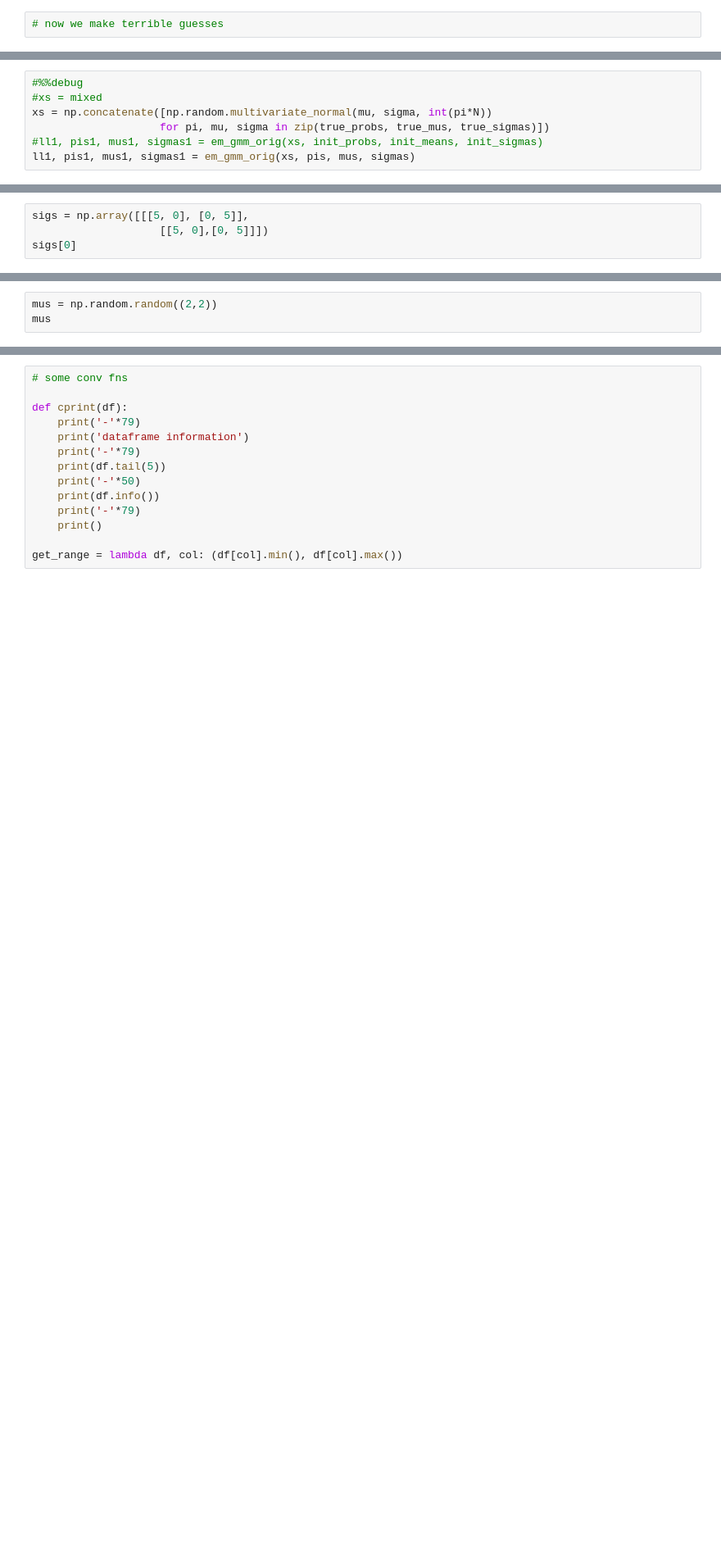
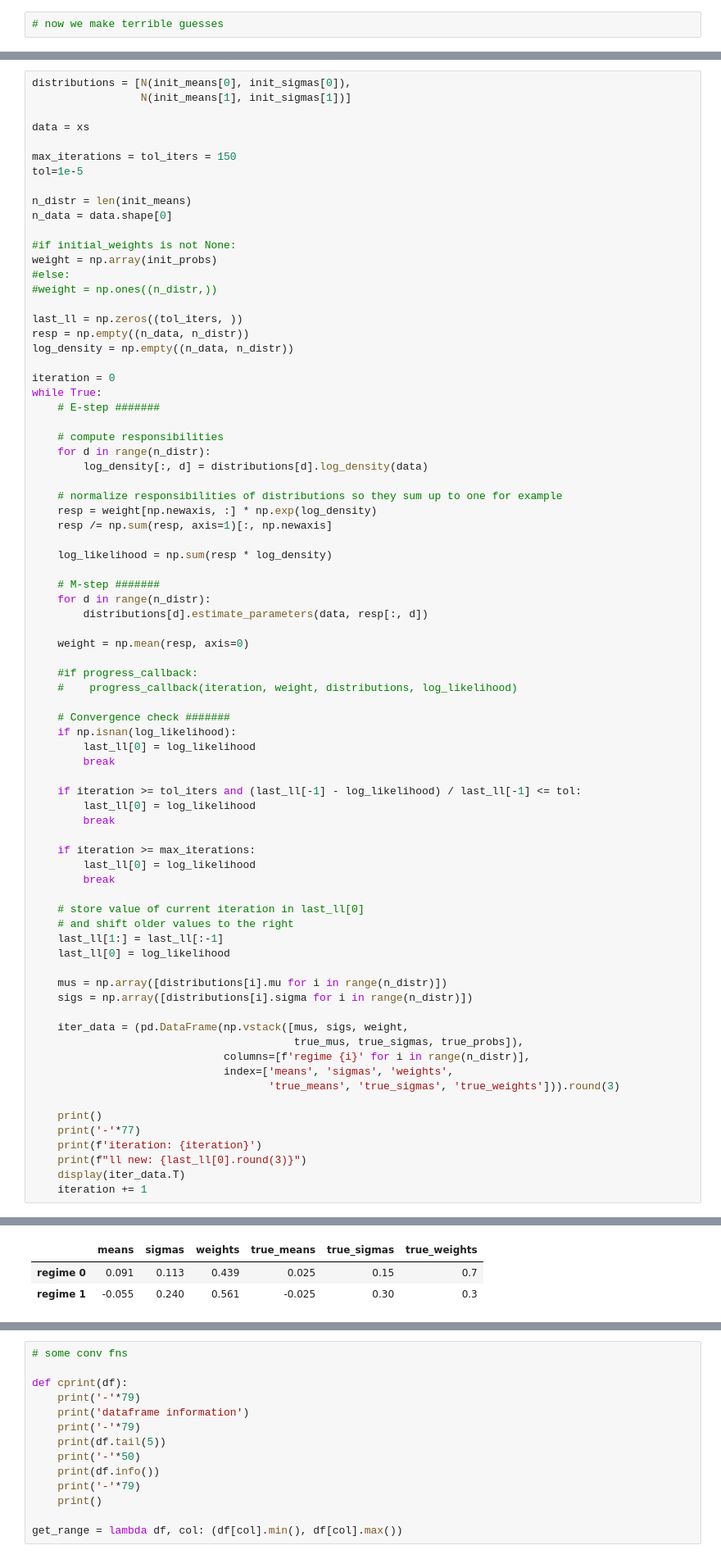
Before and after one commit to BlackArbsCEO/mixture_model_trading_public, a Jupyter notebook: notebooks/02. Gaussian Mixtures.ipynb, the cells around one changed output, grey strips where cells are left out. Shown at 82% size. Saved outputs shown, nothing was run; the diff lists cells and outputs as text; blank space fills up the shorter version.

```diff
--- a/notebooks/02. Gaussian Mixtures.ipynb
+++ b/notebooks/02. Gaussian Mixtures.ipynb
@@ -548,7 +256,0 @@ sigmas = np.array([np.eye(2)] * 2)
-# %%
-#%%debug
-#xs = mixed
-xs = np.concatenate([np.random.multivariate_normal(mu, sigma, int(pi*N))
-                    for pi, mu, sigma in zip(true_probs, true_mus, true_sigmas)])
-#ll1, pis1, mus1, sigmas1 = em_gmm_orig(xs, init_probs, init_means, init_sigmas)
-ll1, pis1, mus1, sigmas1 = em_gmm_orig(xs, pis, mus, sigmas)
@@ -577,4 +256,0 @@ array([ 0.15727522,  0.90149579])
-# %%
-sigs = np.array([[[5, 0], [0, 5]],
-                    [[5, 0],[0, 5]]])
-sigs[0]
@@ -584,3 +256,0 @@ array([[5, 0],
-# %%
-mus = np.random.random((2,2))
-mus
@@ -594,0 +279,78 @@ ValueError: cannot reshape array of size 4 into shape (1,1)
+# %%
+distributions = [N(init_means[0], init_sigmas[0]),
+                 N(init_means[1], init_sigmas[1])]
+
+data = xs
+
+max_iterations = tol_iters = 150
+tol=1e-5
+
+n_distr = len(init_means)
+n_data = data.shape[0]
+
+#if initial_weights is not None:
+weight = np.array(init_probs)
+#else:
+#weight = np.ones((n_distr,))
+
+last_ll = np.zeros((tol_iters, ))
+resp = np.empty((n_data, n_distr))
+log_density = np.empty((n_data, n_distr))
+
+iteration = 0
+while True:
+    # E-step #######
+
+    # compute responsibilities
+    for d in range(n_distr):
+        log_density[:, d] = distributions[d].log_density(data)
+
+    # normalize responsibilities of distributions so they sum up to one for example
+    resp = weight[np.newaxis, :] * np.exp(log_density)
+    resp /= np.sum(resp, axis=1)[:, np.newaxis]
+
+    log_likelihood = np.sum(resp * log_density)
+
+    # M-step #######
+    for d in range(n_distr):
+        distributions[d].estimate_parameters(data, resp[:, d])
+
+    weight = np.mean(resp, axis=0)
+
+    #if progress_callback:
+    #    progress_callback(iteration, weight, distributions, log_likelihood)
+
+    # Convergence check #######
+    if np.isnan(log_likelihood):
+        last_ll[0] = log_likelihood
+        break
+
+    if iteration >= tol_iters and (last_ll[-1] - log_likelihood) / last_ll[-1] <= tol:
+        last_ll[0] = log_likelihood
+        break
+
+    if iteration >= max_iterations:
+        last_ll[0] = log_likelihood
+        break
+
+    # store value of current iteration in last_ll[0]
+    # and shift older values to the right
+    last_ll[1:] = last_ll[:-1]
+    last_ll[0] = log_likelihood
+
+    mus = np.array([distributions[i].mu for i in range(n_distr)])
+    sigs = np.array([distributions[i].sigma for i in range(n_distr)])
+
+    iter_data = (pd.DataFrame(np.vstack([mus, sigs, weight,
+                                         true_mus, true_sigmas, true_probs]),
+                              columns=[f'regime {i}' for i in range(n_distr)],
+                              index=['means', 'sigmas', 'weights',
+                                     'true_means', 'true_sigmas', 'true_weights'])).round(3)
+
+    print()
+    print('-'*77)
+    print(f'iteration: {iteration}')
+    print(f"ll new: {last_ll[0].round(3)}")
+    display(iter_data.T)
+    iteration += 1
+# %% [output]
@@ -594,0 +360,3 @@ ValueError: cannot reshape array of size 4 into shape (1,1)
+|  | means | sigmas | weights | true_means | true_sigmas | true_weights |
+| regime 0 | 0.091 | 0.113 | 0.439 | 0.025 | 0.15 | 0.7 |
+| regime 1 | -0.055 | 0.240 | 0.561 | -0.025 | 0.30 | 0.3 |
```
Also changed, not shown: parts of 17 cells of this notebook.
